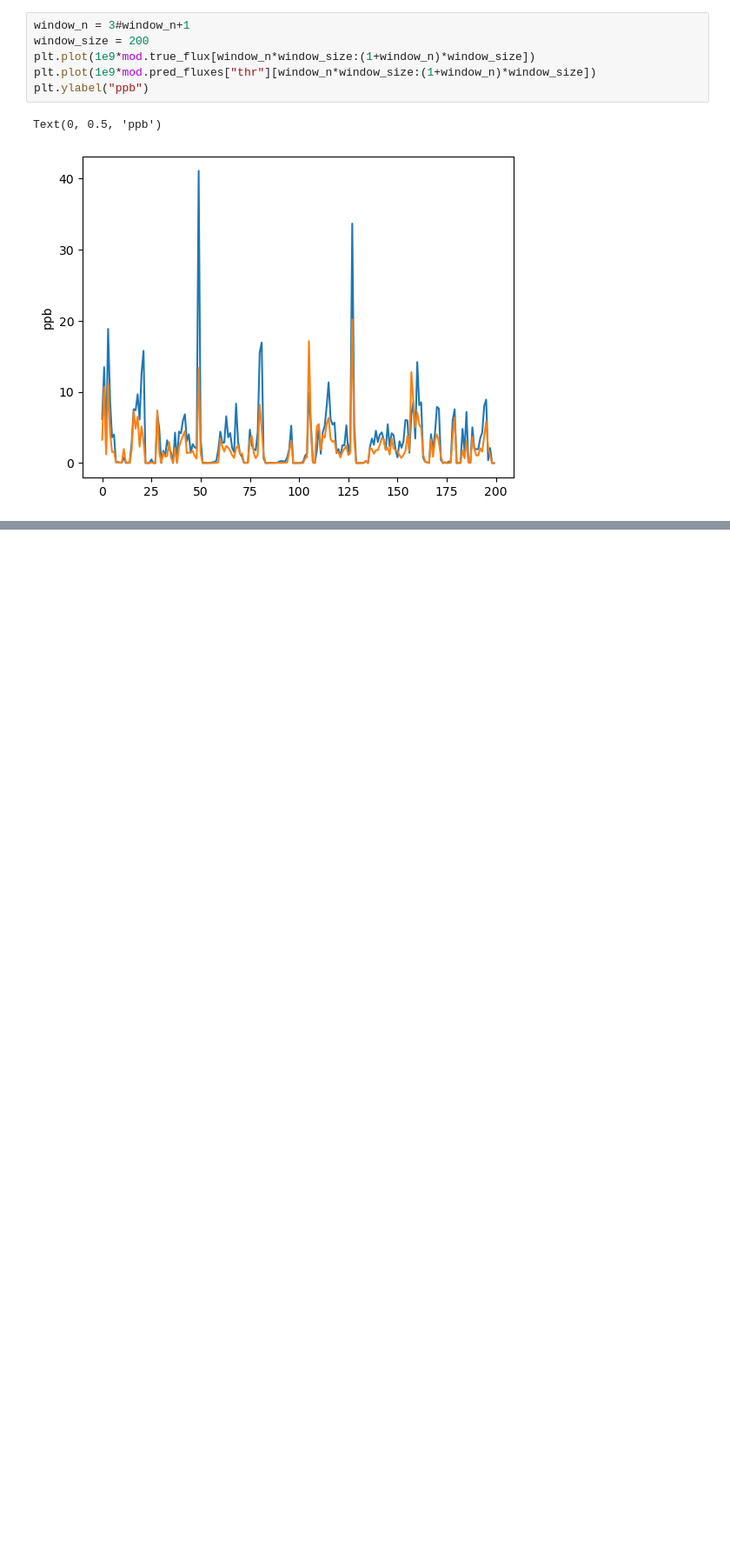
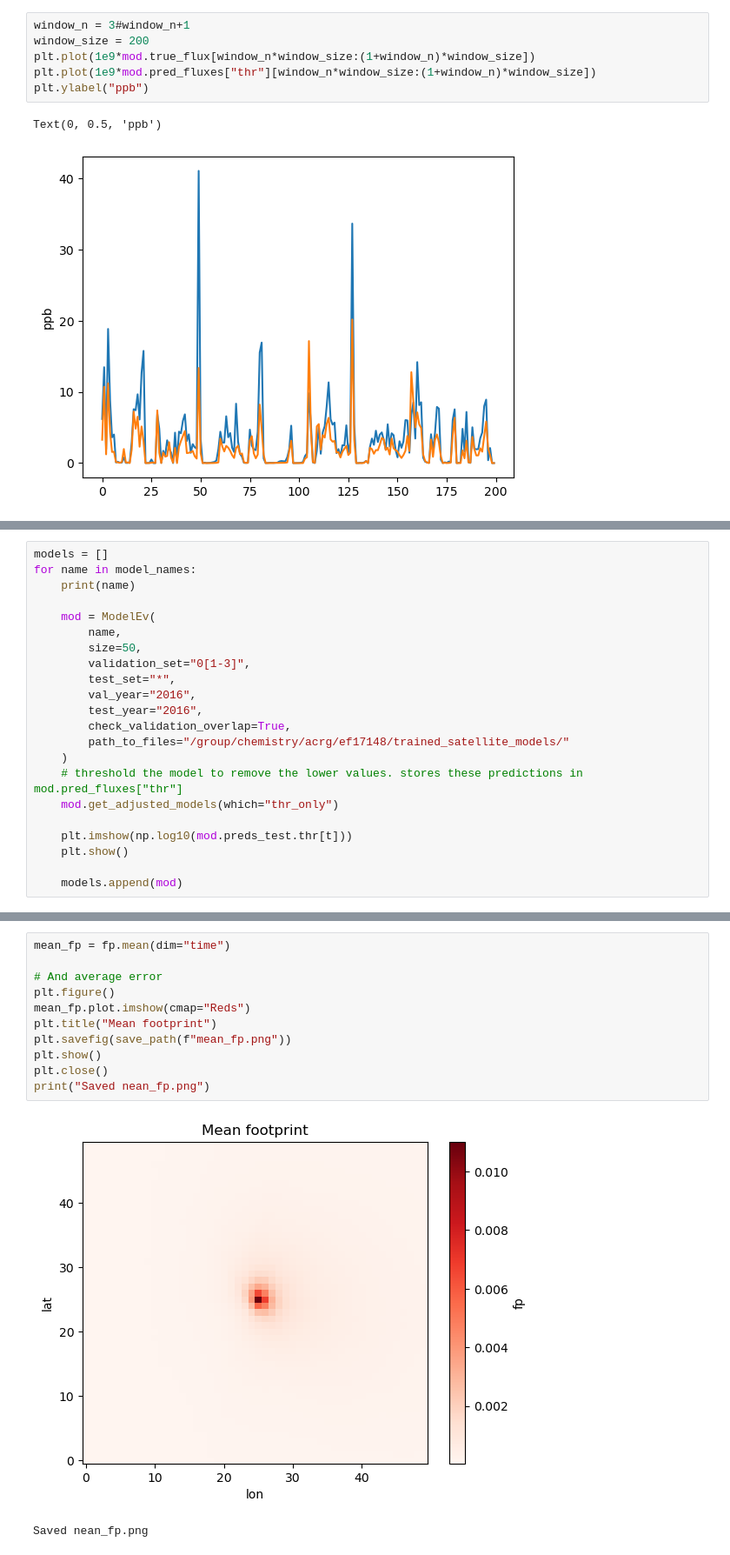
Before and after one commit to GATES-Lab/GATES_LPDM_emulator, a Jupyter notebook: notebooks/uncertainty_fluxes.ipynb, the cells around one changed output, grey strips where cells are left out. Shown at 87% size. Cells and saved outputs as stored; diff of their text form; blank space fills up the shorter version.

```diff
--- a/notebooks/uncertainty_fluxes.ipynb
+++ b/notebooks/uncertainty_fluxes.ipynb
@@ -194,0 +322,22 @@ Text(0, 0.5, 'ppb')
+# %%
+models = []
+for name in model_names:
+    print(name)
+
+    mod = ModelEv(
+        name,
+        size=50,
+        validation_set="0[1-3]",
+        test_set="*",
+        val_year="2016",
+        test_year="2016",
+        check_validation_overlap=True,
+        path_to_files="/group/chemistry/acrg/ef17148/trained_satellite_models/"
+    )
+    # threshold the model to remove the lower values. stores these predictions in mod.pred_fluxes["thr"]
+    mod.get_adjusted_models(which="thr_only")
+
+    plt.imshow(np.log10(mod.preds_test.thr[t]))
+    plt.show()
+
+    models.append(mod)
@@ -194,0 +503,14 @@ Text(0, 0.5, 'ppb')
+# %%
+mean_fp = fp.mean(dim="time")
+
+# And average error
+plt.figure()
+mean_fp.plot.imshow(cmap="Reds")
+plt.title("Mean footprint")
+plt.savefig(save_path(f"mean_fp.png"))
+plt.show()
+plt.close()
+print("Saved nean_fp.png")
+# %% [output]
+[figure, added]
+Saved nean_fp.png
```
Also changed, not shown: parts of 54 cells of this notebook, 5 other files.
